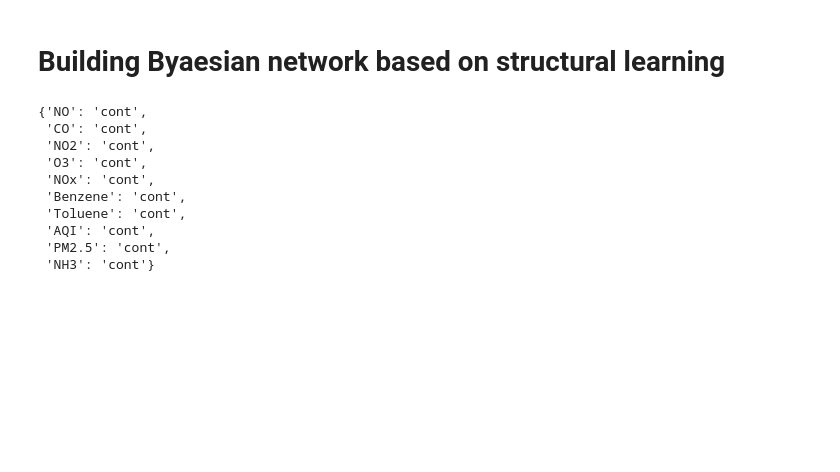
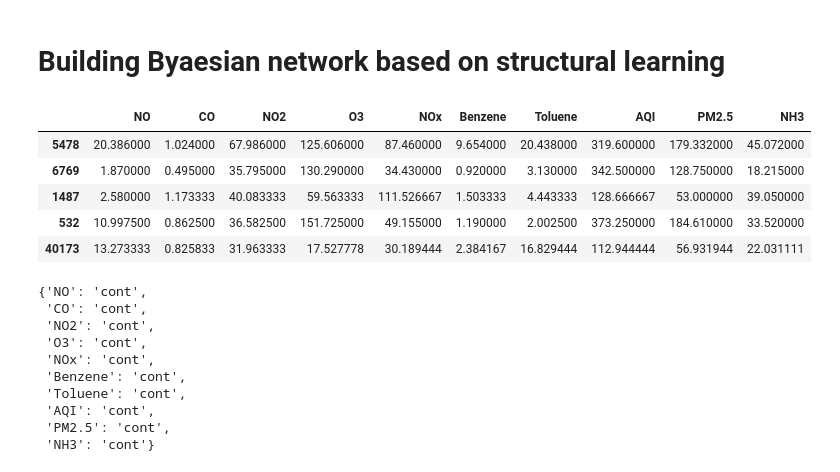
Before and after one commit to RyazMax/Methods-and-models-of-Multivaritate-analysis, a Jupyter notebook: 3.ipynb, the cells around one changed output. Saved outputs shown, nothing was run; the diff lists cells and outputs as text; code cells hidden in the pictures; blank space fills up the shorter version.

```diff
--- a/3.ipynb
+++ b/3.ipynb
@@ -279,6 +299,16 @@ draw_BN(my_bn, nodes_type, '../results/LW3/my_bayess')
 1
 # %% [markdown]
 # Building Byaesian network based on structural learning
+# %%
+df_train, df_test = sk.model_selection.train_test_split(df_cont, train_size=0.7, random_state=42)
+df_test.head()
+# %% [output]
+|  | NO | CO | NO2 | O3 | NOx | Benzene | Toluene | AQI | PM2.5 | NH3 |
+| 5478 | 20.386000 | 1.024000 | 67.986000 | 125.606000 | 87.460000 | 9.654000 | 20.438000 | 319.600000 | 179.332000 | 45.072000 |
+| 6769 | 1.870000 | 0.495000 | 35.795000 | 130.290000 | 34.430000 | 0.920000 | 3.130000 | 342.500000 | 128.750000 | 18.215000 |
+| 1487 | 2.580000 | 1.173333 | 40.083333 | 59.563333 | 111.526667 | 1.503333 | 4.443333 | 128.666667 | 53.000000 | 39.050000 |
+| 532 | 10.997500 | 0.862500 | 36.582500 | 151.725000 | 49.155000 | 1.190000 | 2.002500 | 373.250000 | 184.610000 | 33.520000 |
+| 40173 | 13.273333 | 0.825833 | 31.963333 | 17.527778 | 30.189444 | 2.384167 | 16.829444 | 112.944444 | 56.931944 | 22.031111 |
 # %%
 nodes_type = get_nodes_type(df_cont)
 nodes_type
```
Also changed, not shown: parts of 24 cells of this notebook.
